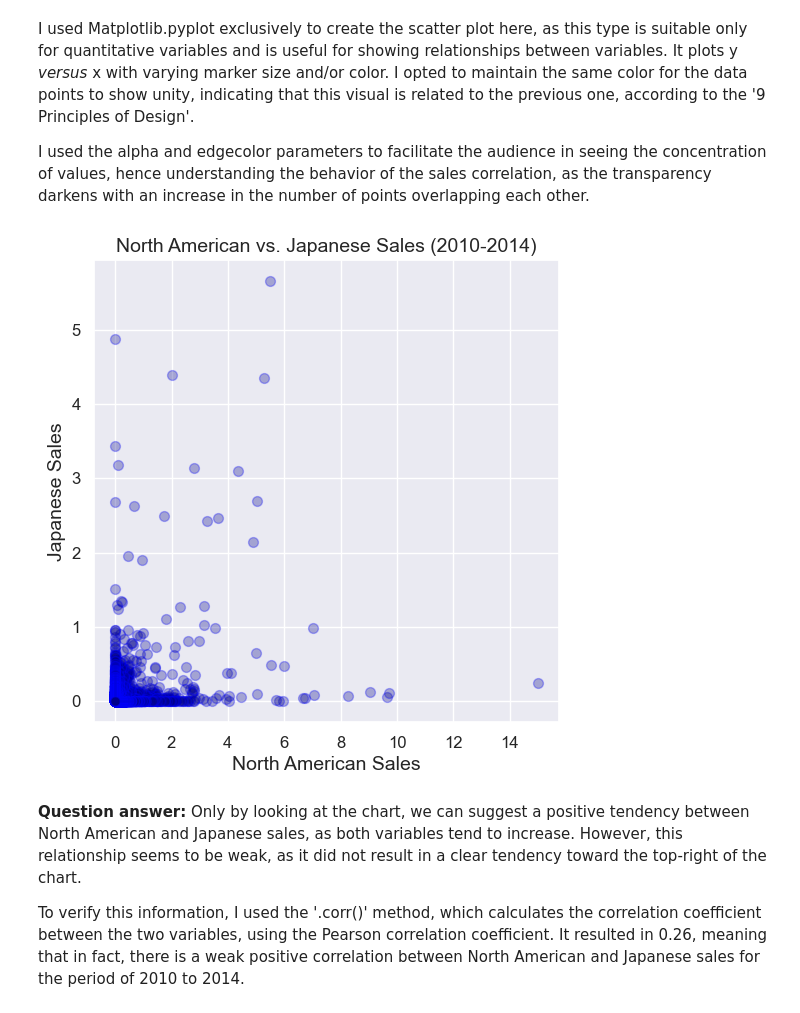
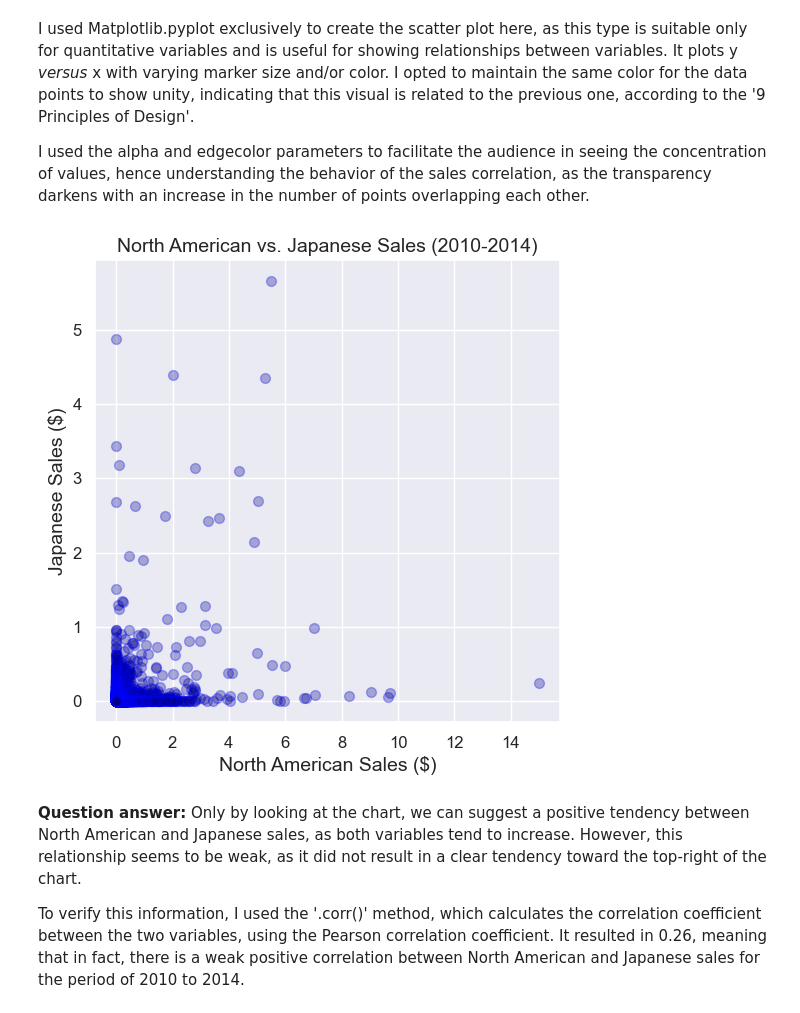
Before and after one commit to Daniela-MB/Data_visualisation_video_games_analysis, a Jupyter notebook: DanielaMarianoBarreto_DVizHDip_CA1.ipynb, the cells around one changed output. Drawn from its saved outputs; the diff is of its cells as text; code cells hidden in the pictures.

```diff
--- a/DanielaMarianoBarreto_DVizHDip_CA1.ipynb
+++ b/DanielaMarianoBarreto_DVizHDip_CA1.ipynb
@@ -570,0 +558,4 @@ Regarding the heatmap results, we can see that there is indeed a positive correl
+# %%
+df_int = df_int.applymap(lambda x: x.lower() if isinstance(x, str) else x)
+# %%
+df_int = df_int.applymap(lambda x: x.strip() if isinstance(x, str) else x)
@@ -606,14 +637,14 @@ I used the alpha and edgecolor parameters to facilitate the audience in seeing t
 # %%
 plt.figure(figsize=(6, 6))
 plt.scatter(filtered_data['NA_Sales'], filtered_data['JP_Sales'], color='darkblue', alpha=0.3, s=50, edgecolors="blue")
 plt.title('North American vs. Japanese Sales (2010-2014)',  fontdict={"fontsize":14})
-plt.xlabel('North American Sales',  fontdict={"fontsize":14})
-plt.ylabel('Japanese Sales',  fontdict={"fontsize":14})
+plt.xlabel('North American Sales ($)',  fontdict={"fontsize":14})
+plt.ylabel('Japanese Sales ($)',  fontdict={"fontsize":14})
 plt.xticks(fontsize=12)
 plt.yticks(fontsize=12)
 plt.show()
 # %% [output]
-[figure, old version]
+[figure, new version]
 # %% [markdown]
 **Question answer:** Only by looking at the chart, we can suggest a positive tendency between North American and Japanese sales, as both variables tend to increase. However, this relationship seems to be weak, as it did not result in a clear tendency toward the top-right of the chart.
 
```
Also changed, not shown: parts of 49 cells of this notebook.
